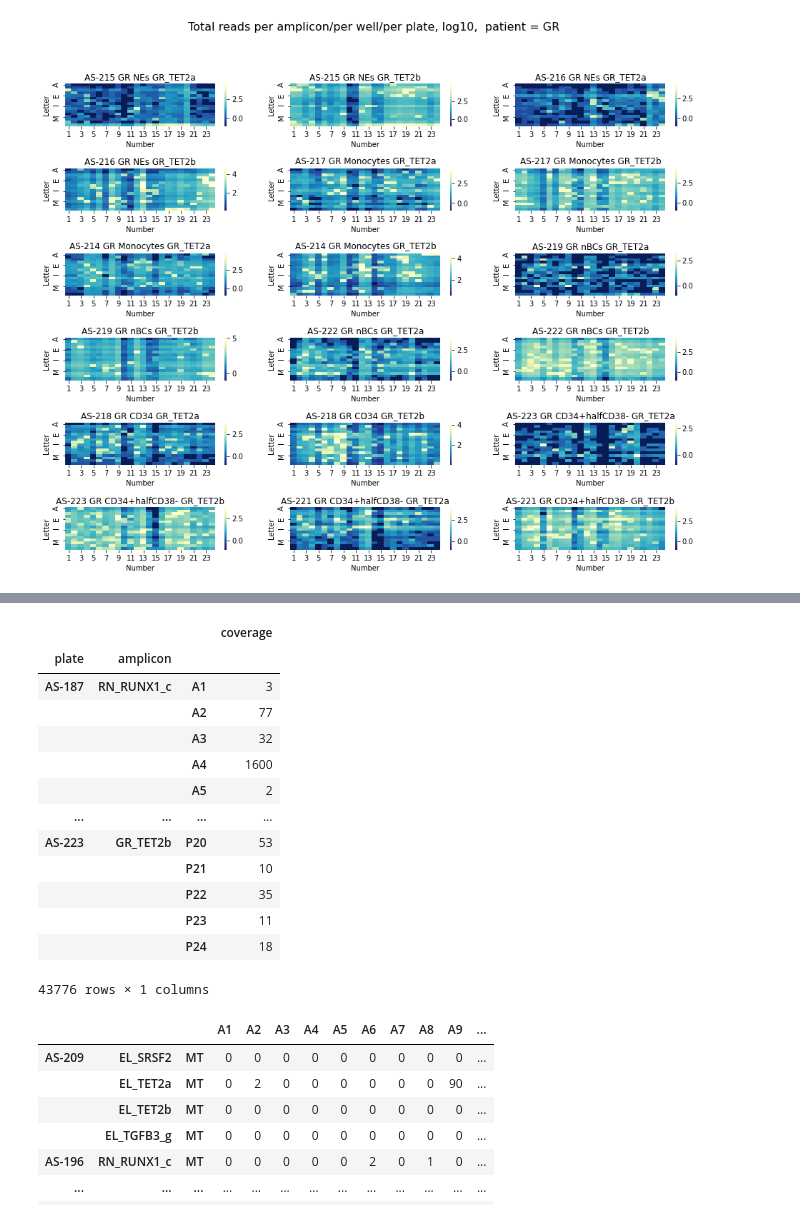
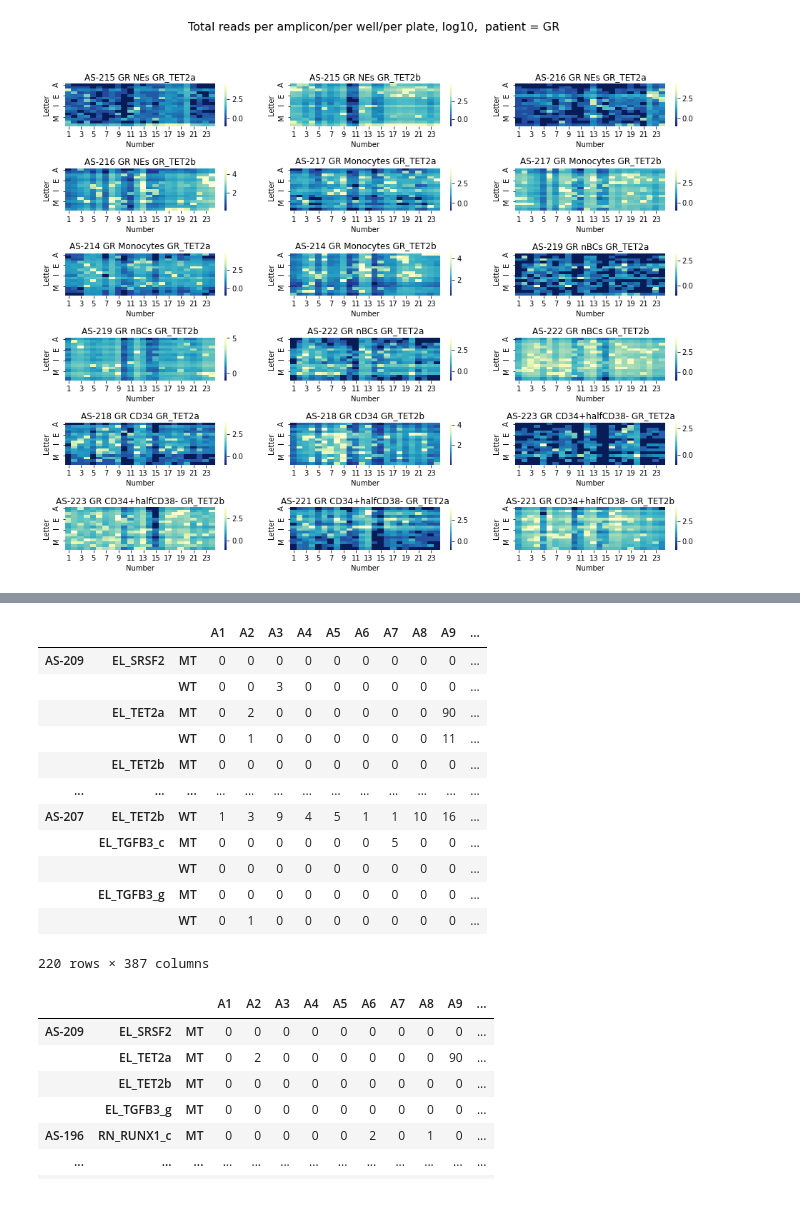
Before and after one commit to AnnatinaSchnegg/AS_amplicons, a Jupyter notebook: Code/Reads per amplicon per plate.ipynb, the cells around one changed output, grey strips where cells are left out. Cells and saved outputs as stored; diff of their text form; code cells hidden in the pictures.

```diff
--- a/Code/Reads per amplicon per plate.ipynb
+++ b/Code/Reads per amplicon per plate.ipynb
@@ -350,28 +391,27 @@ ax.axhline(780)
 # %%
 dff = pd.read_csv('../Data/allele_counts.tsv', header = [0,1,2], index_col = 0, sep='\t').T
 dff['amplicon']  = dff.index.get_level_values(1)
 dff['plate']  = dff.index.get_level_values(0)
 dff['allele'] = dff.index.get_level_values(2)
 
 #dff.set_index(['amplicon', 'plate', 'allele'])
-#dff
-df_all = dff.groupby(['plate', 'amplicon']).sum().stack()#.to_frame(name='coverage')
+dff
+#df_all = dff.groupby(['plate', 'amplicon']).sum().stack()#.to_frame(name='coverage')
 #df_all.loc[df_all > 100]
 # %% [output]
-|  |  |  | coverage |
-| plate | amplicon |  |  |
-| AS-187 | RN_RUNX1_c | A1 | 3 |
-|  |  | A2 | 77 |
-|  |  | A3 | 32 |
-|  |  | A4 | 1600 |
-|  |  | A5 | 2 |
-| ... | ... | ... | ... |
-| AS-223 | GR_TET2b | P20 | 53 |
-|  |  | P21 | 10 |
-|  |  | P22 | 35 |
-|  |  | P23 | 11 |
-|  |  | P24 | 18 |
+|  |  |  | A1 | A2 | A3 | A4 | A5 | A6 | A7 | A8 | A9 | ... |
+| AS-209 | EL_SRSF2 | MT | 0 | 0 | 0 | 0 | 0 | 0 | 0 | 0 | 0 | ... |
+|  |  | WT | 0 | 0 | 3 | 0 | 0 | 0 | 0 | 0 | 0 | ... |
+|  | EL_TET2a | MT | 0 | 2 | 0 | 0 | 0 | 0 | 0 | 0 | 90 | ... |
+|  |  | WT | 0 | 1 | 0 | 0 | 0 | 0 | 0 | 0 | 11 | ... |
+|  | EL_TET2b | MT | 0 | 0 | 0 | 0 | 0 | 0 | 0 | 0 | 0 | ... |
+| ... | ... | ... | ... | ... | ... | ... | ... | ... | ... | ... | ... | ... |
+| AS-207 | EL_TET2b | WT | 1 | 3 | 9 | 4 | 5 | 1 | 1 | 10 | 16 | ... |
+|  | EL_TGFB3_c | MT | 0 | 0 | 0 | 0 | 0 | 0 | 5 | 0 | 0 | ... |
+|  |  | WT | 0 | 0 | 0 | 0 | 0 | 0 | 0 | 0 | 0 | ... |
+|  | EL_TGFB3_g | MT | 0 | 0 | 0 | 0 | 0 | 0 | 0 | 0 | 0 | ... |
+|  |  | WT | 0 | 1 | 0 | 0 | 0 | 0 | 0 | 0 | 0 | ... |
-43776 rows × 1 columns
+220 rows × 387 columns
 # %%
 dff = pd.read_csv('../Data/allele_counts.tsv', header = [0,1,2], index_col = 0, sep='\t').T
 dff.loc[(slice(None), slice(None), 'MT'), :]
```
Also changed, not shown: parts of 7 cells of this notebook, 9 other files.
